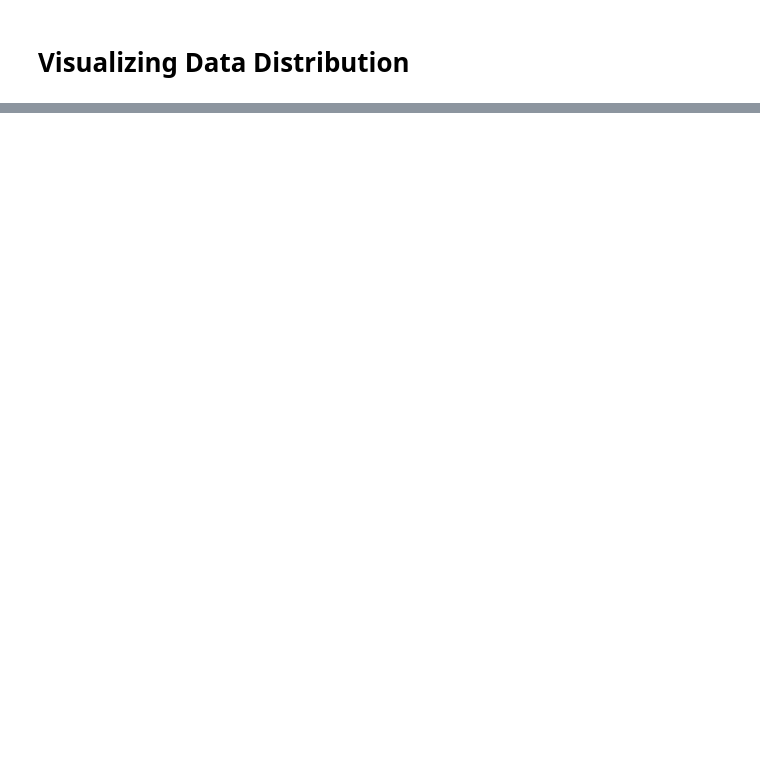
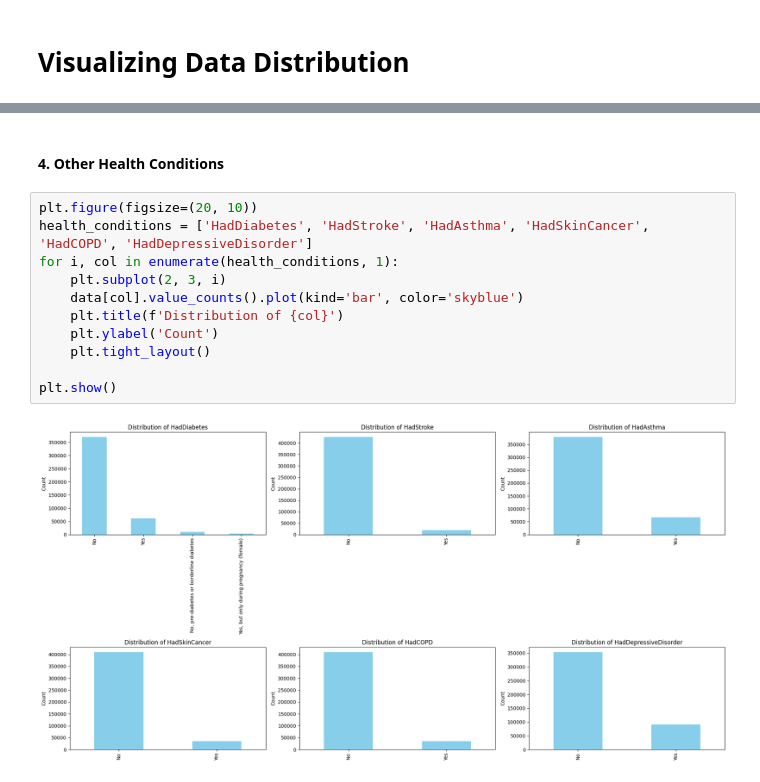
Before and after one commit to rajkumarshahu/AI-Colab, a Jupyter notebook: AI_Project.ipynb, the cells around one changed output, grey strips where cells are left out. Drawn from its saved outputs; the diff is of its cells as text; blank space fills up the shorter version.

```diff
--- a/AI_Project.ipynb
+++ b/AI_Project.ipynb
@@ -86,0 +134,15 @@ KeyError: ignored
+# %% [markdown]
+#### 4. Other Health Conditions
+# %%
+plt.figure(figsize=(20, 10))
+health_conditions = ['HadDiabetes', 'HadStroke', 'HadAsthma', 'HadSkinCancer', 'HadCOPD', 'HadDepressiveDisorder']
+for i, col in enumerate(health_conditions, 1):
+    plt.subplot(2, 3, i)
+    data[col].value_counts().plot(kind='bar', color='skyblue')
+    plt.title(f'Distribution of {col}')
+    plt.ylabel('Count')
+    plt.tight_layout()
+
+plt.show()
+# %% [output]
+[figure, added]
```
Also changed, not shown: parts of 18 cells of this notebook.
